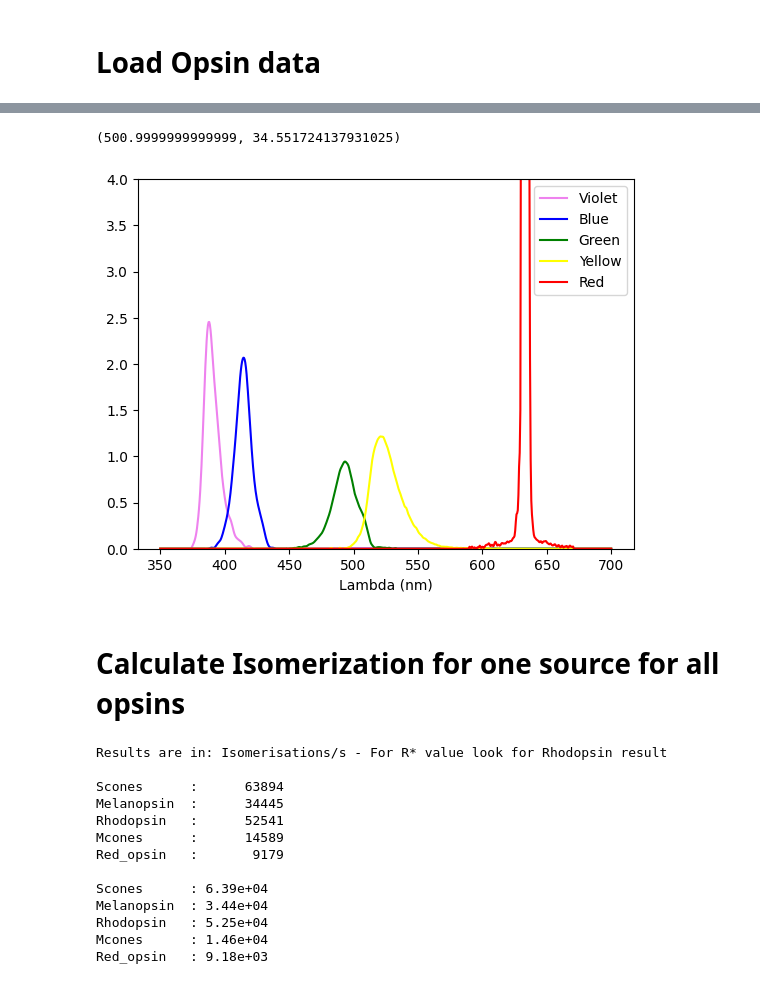
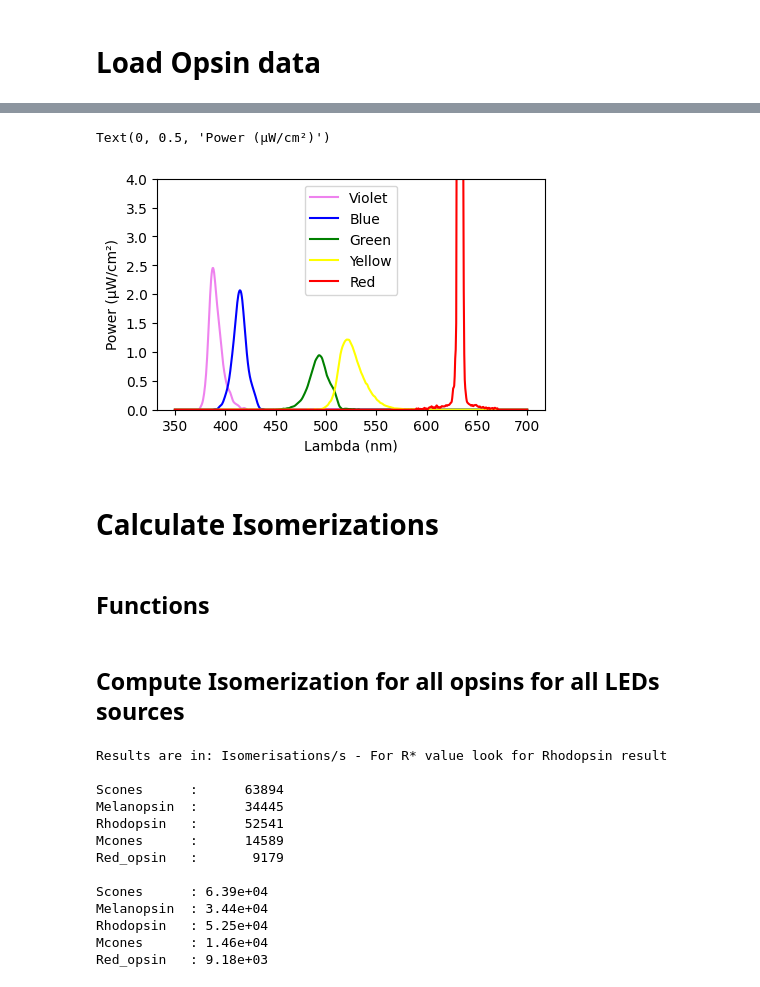
Before and after one commit to FilippoCastellani/photoreceptor_isomerisation, a Jupyter notebook: Calculate_isomerizations.ipynb, the cells around one changed output, grey strips where cells are left out. Saved outputs shown, nothing was run; the diff lists cells and outputs as text; code cells hidden in the pictures.

```diff
--- a/Calculate_isomerizations.ipynb
+++ b/Calculate_isomerizations.ipynb
@@ -52,32 +50,38 @@ legend(['S cones','Mela','Rods','M cones','Red Opsin'])
 # %%
-fsave = './IlluminationDataMEA2.pkl'
-IData = load_obj(fsave)
+fsave = './IlluminationDataMEA2'
+IData = load_obj(fsave)                                     # Illumination Data Load
 
-LEDs =[]
-LEDs.append(IData['Violet'])
-LEDs.append(IData['Blue'])
-LEDs.append(IData['Green'])
-LEDs.append(IData['Yellow'])
-LEDs.append(IData['Red'])
+LEDs =[]                                                    # LEDs matrix initialization
+LEDs.append(IData['Violet'])                                # Violet
+LEDs.append(IData['Blue'])                                  # Blue
+LEDs.append(IData['Green'])                                 # Green
+LEDs.append(IData['Yellow'])                                # Yellow
+LEDs.append(IData['Red'])                                   # Red
 
-x = IData['x_axis']
+x = IData['x_axis']                                         # Wavelength axis
 
 # Power meter correction factor from 09/09/22
-correction_f = 14.5
+correction_f = 14.5                                         # Correction factor due to ??????????????????????????????????????????????????????????????????????????
 
-LEDs=np.array(LEDs)/correction_f
-
-plot(x,LEDs[0], 'violet')
-plot(x,LEDs[1], 'blue')
-plot(x,LEDs[2], 'green')
-plot(x,LEDs[3], 'yellow')
-plot(x,LEDs[4], 'red')
-
-legend(['Violet','Blue','Green','Yellow','Red'])
-
-ylim([0,4])
-xlabel('Lambda (nm)')
-np.sum(IData['Violet']/2),np.sum(IData['Violet']/2)/correction_f
+LEDs=np.array(LEDs)/correction_f                            # Correction
-# %% [output]
-(500.9999999999999, 34.551724137931025)
-[figure, removed]
+# %%
+fig , ax = plt.subplots(figsize=(5, 3))
+
+ax.plot(x,LEDs[0], 'violet')
+ax.plot(x,LEDs[1], 'blue')
+ax.plot(x,LEDs[2], 'green')
+ax.plot(x,LEDs[3], 'yellow')
+ax.plot(x,LEDs[4], 'red')
+
+ax.legend(['Violet','Blue','Green','Yellow','Red'])
+
+ax.set_ylim([0,4])
+ax.set_xlabel('Lambda (nm)')
+ax.set_ylabel('Power (µW/cm²)')
+# %% [output]
+Text(0, 0.5, 'Power (µW/cm²)')
+[figure, added]
+# %% [markdown]
+# Calculate Isomerizations
+# %% [markdown]
+## Functions
@@ -84,2 +137,2 @@ np.sum(IData['Violet']/2),np.sum(IData['Violet']/2)/correction_f
 # %% [markdown]
-# Calculate Isomerization for one source for all opsins
+## Compute Isomerization for all opsins for all LEDs sources
```
Also changed, not shown: parts of 22 cells of this notebook, 1 other file.
